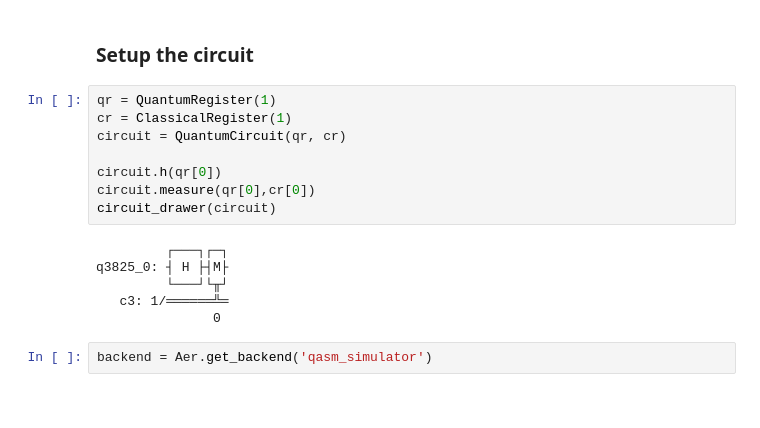
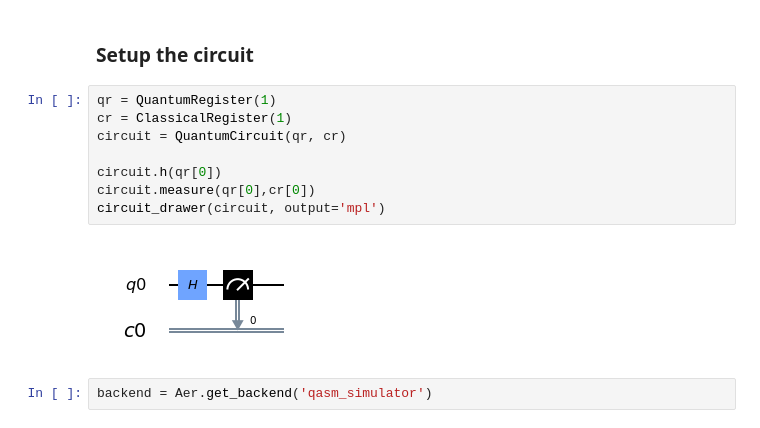
Before and after one commit to MIWdlB/Qiskit-Group-Project, a Jupyter notebook: Lab script template.ipynb, the cells around one changed output. Saved outputs shown, nothing was run; the diff lists cells and outputs as text.

```diff
--- a/Lab script template.ipynb
+++ b/Lab script template.ipynb
@@ -25,17 +25,13 @@ print(__qiskit_version__)
 # %%
 qr = QuantumRegister(1)
 cr = ClassicalRegister(1)
 circuit = QuantumCircuit(qr, cr)
 
 circuit.h(qr[0])
 circuit.measure(qr[0],cr[0])
-circuit_drawer(circuit)
+circuit_drawer(circuit, output='mpl')
 # %% [output]
-         ┌───┐┌─┐
-q3825_0: ┤ H ├┤M├
-         └───┘└╥┘
-   c3: 1/══════╩═
-               0
+[figure, added]
 # %%
 backend = Aer.get_backend('qasm_simulator')
 # %%
```
Also changed, not shown: parts of 25 cells of this notebook.
